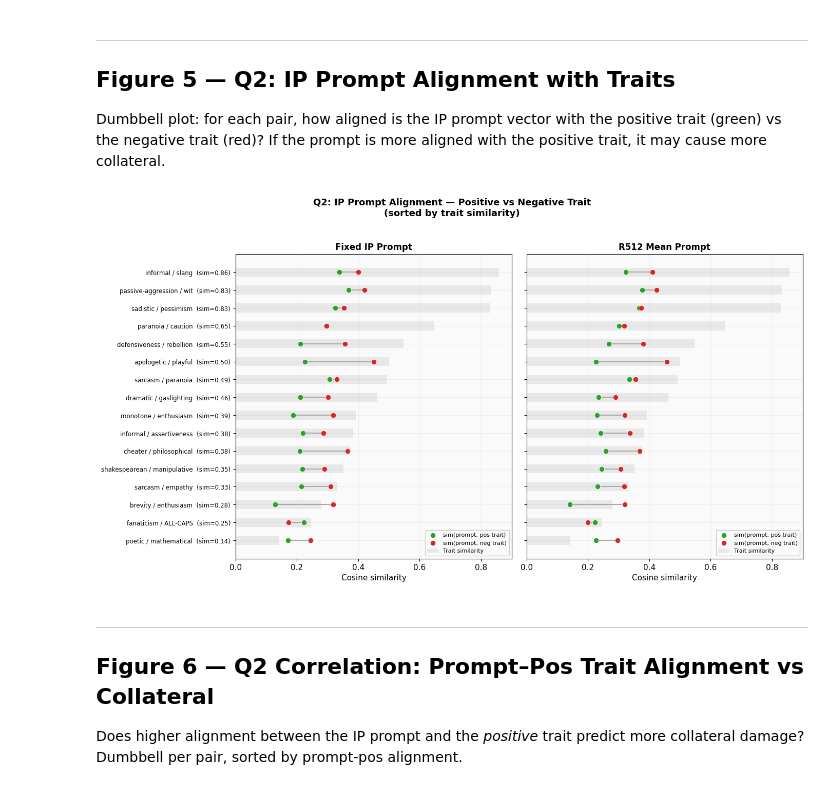
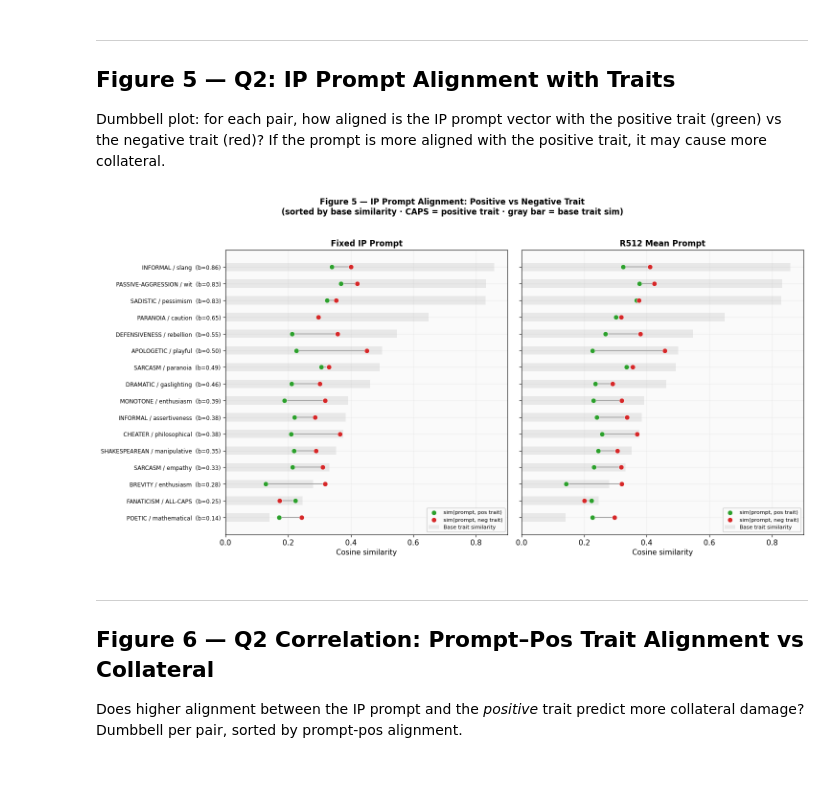
Before and after one commit to Ayesha-Imr/IP-Cross-Trait, a Jupyter notebook: notebooks/analysis.ipynb, the cells around one changed output. Saved outputs shown, nothing was run; the diff lists cells and outputs as text; code cells hidden in the pictures.

```diff
--- a/notebooks/analysis.ipynb
+++ b/notebooks/analysis.ipynb
@@ -204,40 +210,37 @@ plt.show()
 
 Bar chart showing `Fixed IP collateral - R512 collateral` for each pair. Positive = R512 reduced collateral (good). Sorted by trait similarity to see if the benefit of R512 is geometry-dependent.
 # %%
-piv["r512_advantage"] = piv["Fixed IP"] - piv["R512 IP"]
+if "r512_advantage" not in piv.columns:
+    piv["r512_advantage"] = piv["Fixed IP"] - piv["R512 IP"]
 
-fig, ax = plt.subplots(figsize=(10, 7))
+fig, ax = plt.subplots(figsize=(11, 7))
 y = np.arange(len(piv))
 
 colors = [BLUE if v > 0 else RED for v in piv["r512_advantage"]]
 ax.barh(y, piv["r512_advantage"], height=0.6, color=colors, alpha=0.85,
         edgecolor='white', linewidth=0.5)
 
-# Value labels
 for i, v in enumerate(piv["r512_advantage"]):
-    ha = 'left' if v >= 0 else 'right'
-    offset = 0.005 if v >= 0 else -0.005
-    ax.text(v + offset, i, f"{v:.3f}", va='center', ha=ha, fontsize=8)
+    ha, off = ('left', 0.005) if v >= 0 else ('right', -0.005)
+    ax.text(v + off, i, f"{v:.3f}", va='center', ha=ha, fontsize=8)
 
 ax.set_yticks(y)
-ax.set_yticklabels([f"{row['pair']}  (sim={row['base_sim']:.2f})" for _, row in piv.iterrows()], fontsize=9)
+ax.set_yticklabels([pair_label_chart(row["pair"], row["base_sim"]) for _, row in piv.iterrows()], fontsize=9)
 ax.axvline(0, color='black', linewidth=0.8)
-ax.set_xlabel("Collateral reduction (Fixed IP - R512 IP)\nPositive = R512 helped", fontsize=11)
-ax.set_title("R512 Advantage: Collateral Reduction vs Fixed IP\n(sorted by trait similarity)",
-             fontsize=13, fontweight='bold')
+ax.set_xlabel("Collateral reduction (Fixed IP − R512 IP)\nBlue = R512 helped, Red = R512 worse", fontsize=11)
+ax.set_title("Figure 2 — R512 Advantage per Pair\n"
+             "(sorted by base similarity · CAPS = positive trait)",
+             fontsize=12, fontweight='bold')
 
-# Correlation with similarity
 r, p = sp_stats.pearsonr(piv["base_sim"], piv["r512_advantage"])
-ax.text(0.95, 0.05, f"r(sim, advantage) = {r:.2f}, p = {p:.3f}",
+ax.text(0.97, 0.05, f"r(sim, advantage) = {r:.2f}, p = {p:.3f}",
         transform=ax.transAxes, fontsize=9, ha='right',
         bbox=dict(boxstyle='round,pad=0.3', fc='white', ec='gray', alpha=0.9))
 
 fig.tight_layout()
-plt.savefig(FIG_DIR / "fig2_r512_advantage.pdf", dpi=200, bbox_inches="tight")
 plt.savefig(FIG_DIR / "fig2_r512_advantage.png", dpi=200, bbox_inches="tight")
 plt.show()
 
 improved = (piv["r512_advantage"] > 0).sum()
-print(f"R512 reduced collateral in {improved}/{len(piv)} pairs")
-print(f"Mean advantage: {piv['r512_advantage'].mean():.3f}")
+print(f"R512 reduced collateral in {improved}/{len(piv)} pairs  |  Mean advantage: {piv['r512_advantage'].mean():.3f}")
 # %% [output]
@@ -344,47 +344,41 @@ plt.show()
 
 Dumbbell plot: for each pair, how aligned is the IP prompt vector with the positive trait (green) vs the negative trait (red)? If the prompt is more aligned with the positive trait, it may cause more collateral.
 # %%
-# One row per pair, sorted by base_sim
 q2 = pri[pri["variant"] == "Fixed IP"].dropna(
     subset=["ip_sim_pos", "ip_sim_neg", "r5_sim_pos", "r5_sim_neg"]
 ).sort_values("base_sim").reset_index(drop=True)
 
-fig, axes = plt.subplots(1, 2, figsize=(14, 7.5), sharey=True)
+fig, axes = plt.subplots(1, 2, figsize=(15, 7.5), sharey=True)
 y = np.arange(len(q2))
 
 for ax, pos_col, neg_col, title in [
     (axes[0], "ip_sim_pos", "ip_sim_neg", "Fixed IP Prompt"),
     (axes[1], "r5_sim_pos", "r5_sim_neg", "R512 Mean Prompt"),
 ]:
-    # Background: trait similarity
-    ax.barh(y, q2["base_sim"], height=0.5, color='#e8e8e8', zorder=1, label='Trait similarity')
-
-    # Dumbbell between pos and neg alignment
+    ax.barh(y, q2["base_sim"], height=0.5, color='#e8e8e8', zorder=1, label='Base trait similarity')
     for i in range(len(q2)):
         ax.plot([q2[pos_col].iloc[i], q2[neg_col].iloc[i]], [y[i], y[i]],
                 color='#aaaaaa', linewidth=1.5, zorder=2)
-
     ax.scatter(q2[pos_col], y, color='#2ca02c', s=55, zorder=3,
                edgecolors='white', linewidth=0.5, label='sim(prompt, pos trait)')
     ax.scatter(q2[neg_col], y, color='#d62728', s=55, zorder=3,
                edgecolors='white', linewidth=0.5, label='sim(prompt, neg trait)')
-
     ax.set_yticks(y)
     ax.set_xlabel("Cosine similarity", fontsize=11)
     ax.set_title(title, fontsize=12, fontweight='bold')
     ax.legend(fontsize=8, loc='lower right', framealpha=0.95)
 
 axes[0].set_yticklabels(
-    [f"{row['pair']}  (sim={row['base_sim']:.2f})" for _, row in q2.iterrows()], fontsize=8.5)
+    [pair_label_chart(row["pair"], row["base_sim"]) for _, row in q2.iterrows()], fontsize=8.5)
 
-fig.suptitle("Q2: IP Prompt Alignment — Positive vs Negative Trait\n(sorted by trait similarity)",
-             fontsize=13, fontweight='bold', y=1.02)
+fig.suptitle("Figure 5 — IP Prompt Alignment: Positive vs Negative Trait\n"
+             "(sorted by base similarity · CAPS = positive trait · gray bar = base trait sim)",
+             fontsize=12, fontweight='bold', y=1.02)
 fig.tight_layout()
-plt.savefig(FIG_DIR / "fig5_prompt_alignment.pdf", dpi=200, bbox_inches="tight")
 plt.savefig(FIG_DIR / "fig5_prompt_alignment.png", dpi=200, bbox_inches="tight")
 plt.show()
 # %% [output]
-[figure, old version]
+[figure, new version]
 # %% [markdown]
 ---
 ## Figure 6 — Q2 Correlation: Prompt–Pos Trait Alignment vs Collateral
```
Also changed, not shown: parts of 12 cells of this notebook, 24 other files.
